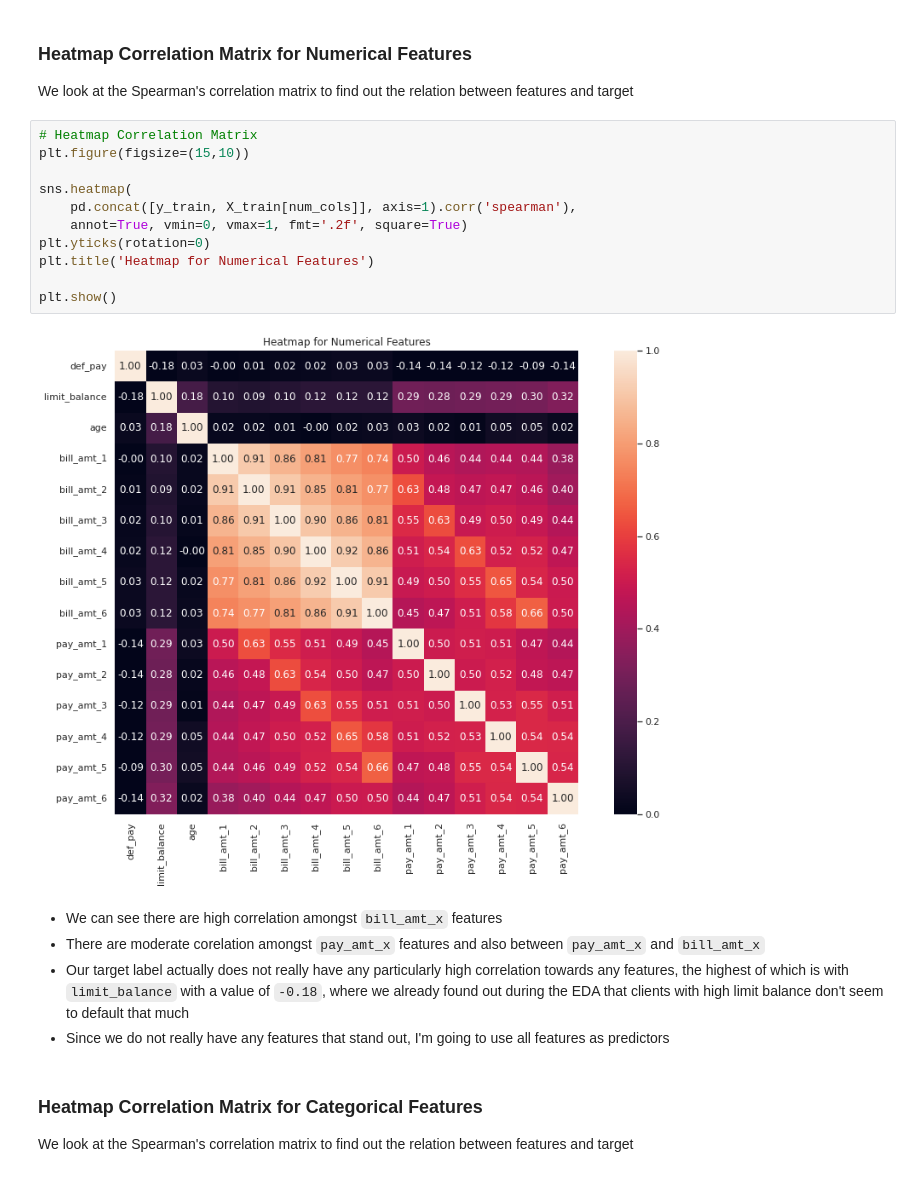
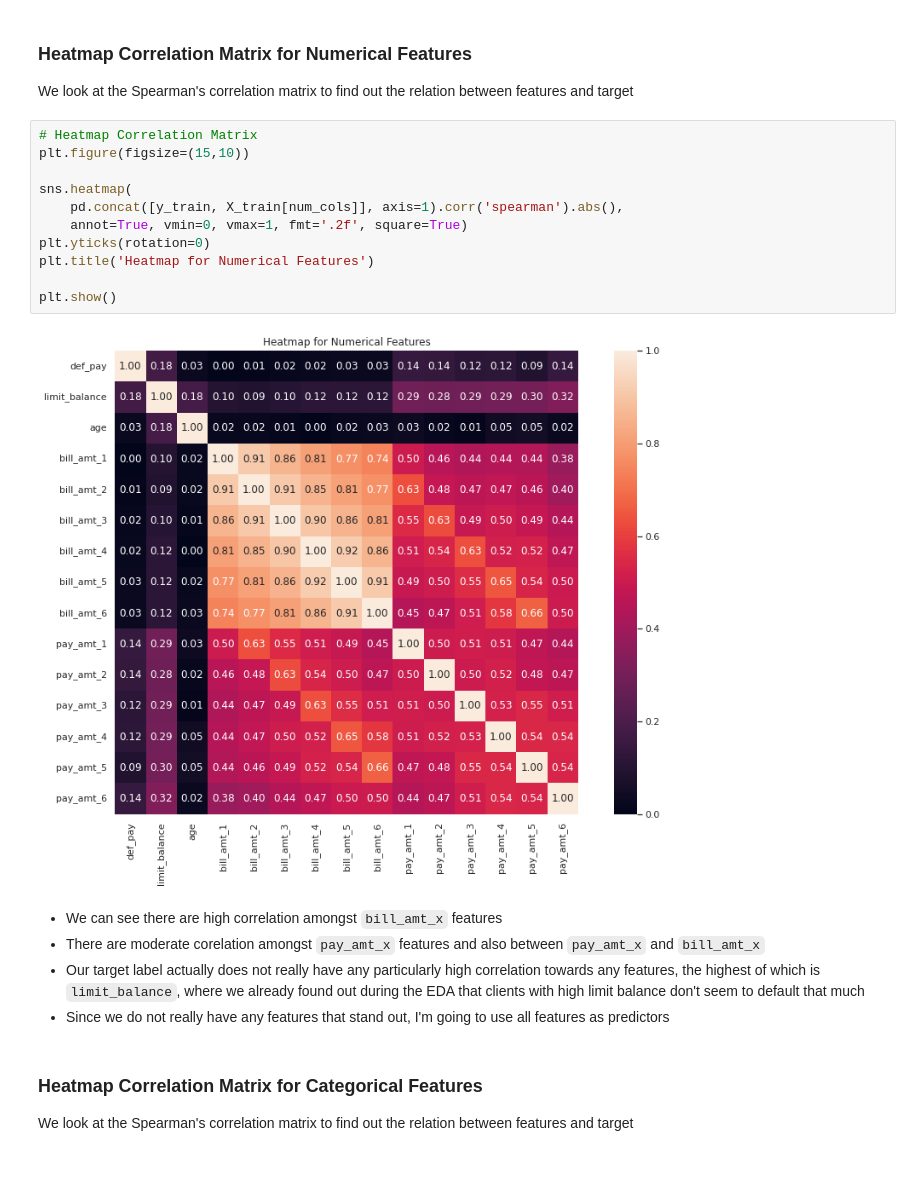
Before and after one commit to NikkiSatmaka/h8-ftds011-p1-ml1, a Jupyter notebook: h8dsft_P1M1_nikki_satmaka.ipynb, the cells around one changed output. Cells and saved outputs as stored; diff of their text form.

```diff
--- a/h8dsft_P1M1_nikki_satmaka.ipynb
+++ b/h8dsft_P1M1_nikki_satmaka.ipynb
@@ -1032,20 +1032,20 @@ We look at the Spearman's correlation matrix to find out the relation between fe
 # %%
 # Heatmap Correlation Matrix
 plt.figure(figsize=(15,10))
 
 sns.heatmap(
-    pd.concat([y_train, X_train[num_cols]], axis=1).corr('spearman'),
+    pd.concat([y_train, X_train[num_cols]], axis=1).corr('spearman').abs(),
     annot=True, vmin=0, vmax=1, fmt='.2f', square=True)
 plt.yticks(rotation=0)
 plt.title('Heatmap for Numerical Features')
 
 plt.show()
 # %% [output]
-[figure, old version]
+[figure, new version]
 # %% [markdown]
 - We can see there are high correlation amongst `bill_amt_x` features
 - There are moderate corelation amongst `pay_amt_x` features and also between `pay_amt_x` and `bill_amt_x`
-- Our target label actually does not really have any particularly high correlation towards any features, the highest of which is with `limit_balance` with a value of `-0.18`, where we already found out during the EDA that clients with high limit balance don't seem to default that much
+- Our target label actually does not really have any particularly high correlation towards any features, the highest of which is `limit_balance`, where we already found out during the EDA that clients with high limit balance don't seem to default that much
 - Since we do not really have any features that stand out, I'm going to use all features as predictors
 # %% [markdown]
 ### Heatmap Correlation Matrix for Categorical Features
```
Also changed, not shown: parts of 4 cells of this notebook.
